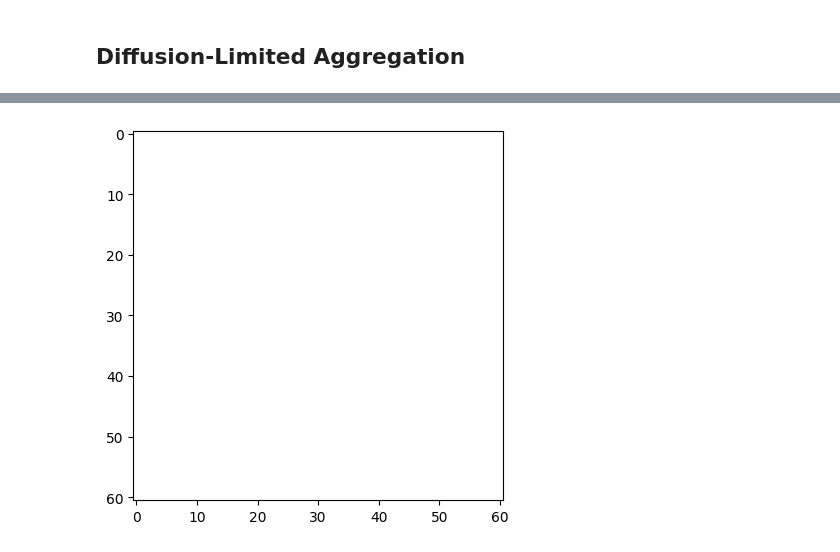
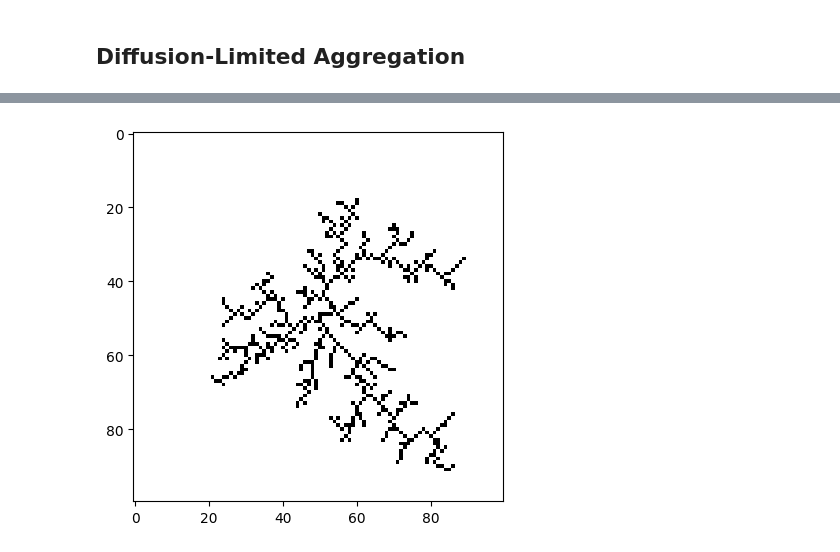
Before and after one commit to nathanielborland/2024Fall-MOCS, a Jupyter notebook: Assignment2DLA.ipynb, the cells around one changed output, grey strips where cells are left out. Cells and saved outputs as stored; diff of their text form; code cells hidden in the pictures.

```diff
--- a/Assignment2DLA.ipynb
+++ b/Assignment2DLA.ipynb
@@ -10,14 +10,22 @@ import time
 
 rng = np.random.default_rng()
 
+# use display.display to show every step of progress. Gets slow fast
+animate_progress = False # @param {type:"boolean"}
+# save animation of
+save_animation = False # @param {type:"boolean"}
+
 # Length of one side of the grid
-S = 61
+S = 100 # @param {type:"slider", min:5, max:111, step:1}
 
 # World grid
 world = []
 
+# aggregate size to stop at
+T = 500 # @param {type:"slider", min:5, max:111, step:1}
+
 # Number of active walkers to maintain
-W = 30
+W = 50 # @param {type:"slider", min:1, max:100, step:1}
 
 # Collection of active walkers
 walkers = []
@@ -40,17 +48,18 @@ def display_world():
     display.clear_output(wait=True)
 
 def get_edge_spot():
-    return(rng.integers(S),rng.integers(S))
-    # edge_offset = rng.integers(1)
-    # roll = rng.random()
-    # if roll < 0.25:
-    #     return (edge_offset,rng.integers(S))
-    # if roll < 0.5:
-    #     return (S-1-edge_offset,rng.integers(S))
-    # if roll < 0.75:
-    #     return (rng.integers(S),edge_offset)
-    # else:
-    #     return (rng.integers(S),S-1-edge_offset)
+    # uncomment to spawn new walkers anywhere rather than only at edges
+    # return(rng.integers(S),rng.integers(S))
+    edge_offset = rng.integers(1)
+    roll = rng.random()
+    if roll < 0.25:
+        return (edge_offset,rng.integers(S))
+    if roll < 0.5:
+        return (S-1-edge_offset,rng.integers(S))
+    if roll < 0.75:
+        return (rng.integers(S),edge_offset)
+    else:
+        return (rng.integers(S),S-1-edge_offset)
 
 def spawn_new_walker():
     spawn = get_edge_spot()
@@ -58,14 +67,6 @@ def spawn_new_walker():
         spawn = get_edge_spot()
     world[spawn[0]][spawn[1]] = 1
     walkers.append(spawn)
-
-# def is_valid_step(target):
-#     if target[0] < 0: return False
-#     if target[0] > S-1: return False
-#     if target[1] < 0: return False
-#     if target[1] > S-1: return False
-#     if world[target[0]][target[1]] == 1: return False
-#     return True
 
 def is_aggregate_adjacent(cell):
     i = cell[0]
@@ -86,7 +87,6 @@ def is_aggregate_adjacent(cell):
         return True
     if world[(i-1)%S][(j-1)%S] == 2:
         return True
-    # if we want to also check diagonals that would go here
 
 def update_walker(walker):
     moved = False
@@ -106,7 +106,7 @@ def update_walker(walker):
             target = ((walker[0]-1)%S, (walker[1]-1)%S)
         elif roll < summed_chances[6]: # move down
             target = ((walker[0]-1)%S, walker[1])
-        elif roll < summed_chances[7]: # move down/right
+        else: # move down/right
             target = ((walker[0]-1)%S, (walker[1]+1)%S)
 
         if world[target[0]][target[1]] == 0:
@@ -130,26 +130,29 @@ aggregate.append((S//2,S//2))
 for n in range(W):
     spawn_new_walker()
 
-img = [] # frame images
+if save_animation:
+    img = [] # frame images
+    fig = plt.figure()
+
 running = True
-fig = plt.figure()
-while len(aggregate) < 50:
-    # display_world()
+while len(aggregate) < T:
+    if animate_progress:
+        display_world()
     for walker in walkers:
         update_walker(walker)
     while len(walkers) < W:
         spawn_new_walker()
-    img.append([plt.imshow(world, cmap=plt.get_cmap(cm.Greys))])
+    if save_animation:
+        img.append([plt.imshow(world, cmap=plt.get_cmap(cm.Greys))])
 
-# print("sim done")
-# frames = [] # for storing the generated images
-# for i in range(len(img)):
-#     frames.append([plt.imshow(img[i], cmap=cm.Greys_r,animated=True)])
+# clear walkers from grid
+for walker in walkers:
+    world[walker[0]][walker[1]] = 0
 
-ani = animation.ArtistAnimation(fig=fig, artists=img, interval=100)
-timestamp = time.strftime("%m-%d-%H-%M-%S", time.localtime())
-print(timestamp)
-ani.save(f'{timestamp}-movie.gif', writer="pillow")
-# plt.show()
-# display_world()
+if save_animation:
+    ani = animation.ArtistAnimation(fig=fig, artists=img, interval=100)
+    timestamp = time.strftime("%m-%d-%H-%M-%S", time.localtime())
+    ani.save(f'animations/{timestamp}-movie.gif', writer="pillow")
+
+display_world()
 # %% [output]
@@ -157 +159 @@ ani.save(f'{timestamp}-movie.gif', writer="pillow")
-[figure, old version]
+[figure, new version]
```
Also changed, not shown: parts of 3 cells of this notebook.
